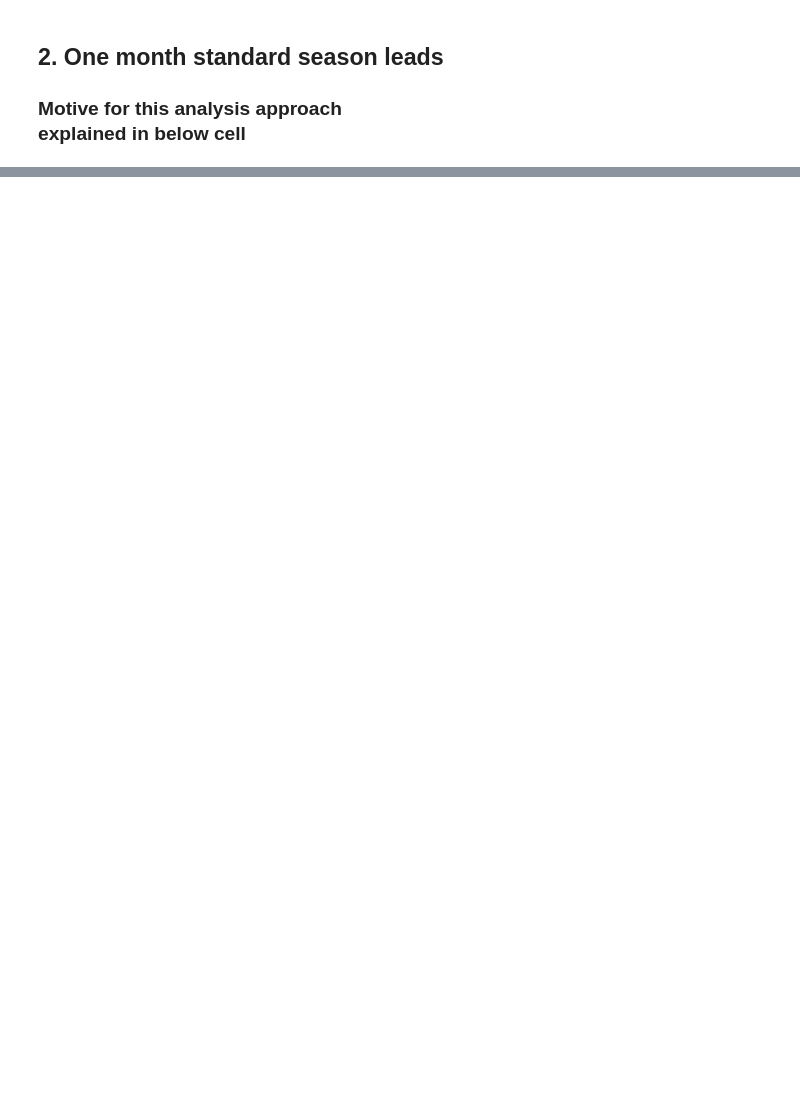
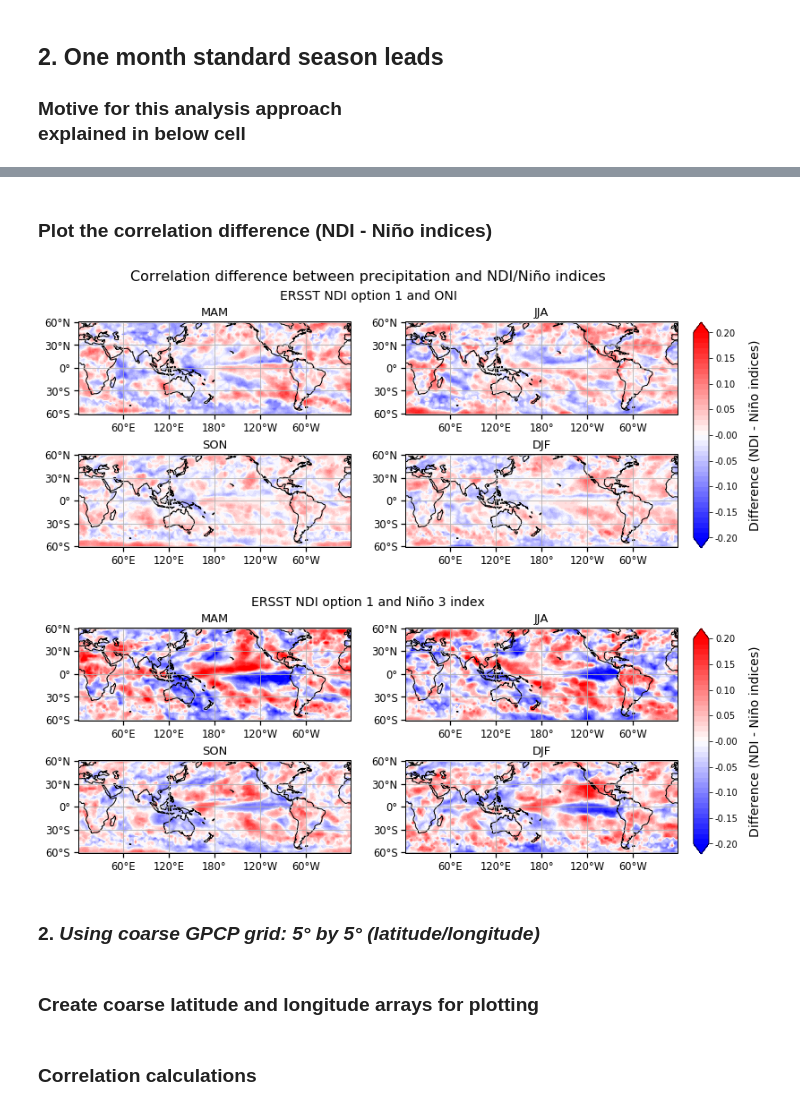
Before and after one commit to smeyer71/ENSO_research, a Jupyter notebook: NDI search process/NDI_options_tests.ipynb, the cells around one changed output, grey strips where cells are left out. Saved outputs shown, nothing was run; the diff lists cells and outputs as text; code cells hidden in the pictures; blank space fills up the shorter version.

```diff
--- a/NDI search process/NDI_options_tests.ipynb
+++ b/NDI search process/NDI_options_tests.ipynb
@@ -38,6 +38,7 @@ ERSST    = ENSOdir + "ERSST\\sst.mnmean_updated.nc"
 COBE     = ENSOdir + "COBE\\cobe_sst.mon.mean.nc"
 HADISST  = ENSOdir + "HadISST\\HadISST_mon_mean.nc"
 nclimdiv = ENSOdir + "nclimdiv\\"
+GPCP     = ENSOdir + "GPCP\\precip.mon.mean_updated.nc"
 # %% [markdown]
 ### NetCDF file dump function
 # %%
@@ -2152,7 +2294,8 @@ time_period_label = 'Time period: 1979-2021'
 title_test_pt1 = 'NDI and Niño indices relationship to'
 title_test_pt2 = 'ENSO metrics of atmospheric response'
 test_type = ['Southern Oscillation Index','Global precipitation PC 1',
-             'Non-tropical precipitation PC 1','CP OLR index','Southern NClimDiv']
+             'Non-tropical precipitation PC 1','CP OLR index','NClimDiv Southern US',
+             'GPCP Southern US']
 
 #start index for SST,
 #Southern Oscillation Index,
@@ -2170,17 +2313,16 @@ s_idx_nclimdiv = syear_gpcp - syear_nclimdiv
 '''
 
 test_arrays = [soi_season[:,s_idx_sst_soi:],GPCP_global_pc1,GPCP_extratrop_pc1,
-              cp_olr_seasons,ncdiv_south_mean[:,s_idx_nclimdiv:]]
+              cp_olr_seasons,ncdiv_south_mean[:,s_idx_nclimdiv:],GPCP_southern_precip_mean]
 
 '''Header for correlation tests'''
-
 print('%s%s%s%s%s%s' % ('\033[1m','\033[4m',title_test_pt1,'\n',title_test_pt2,'\033[0m'))
 print('\n',end='')
-print('%s %s%s%s%s' % ('      ','\033[1m',time_period_label,'\033[0m','\n'))
+print('%s %s%s%s%s' % ('       ','\033[1m',time_period_label,'\033[0m','\n'))
 
 
 '''Calculate correlations and use pandas to display values'''
-for test in range(5):
+for test in range(6):
     ENSO_response_metric = test_arrays[test]
     #labels for each ENSO metric
     if test < 2:
@@ -2189,9 +2331,10 @@ for test in range(5):
         print('%s%s%s%s%s' % ('\033[1m','===|',test_type[test],'|===','\033[0m'))
     elif test == 3:
         print('%s%s%s%s%s' % ('\033[1m','============|',test_type[test],'|=============','\033[0m'))
+    elif test == 4:
+        print('%s%s%s%s%s' % ('\033[1m','=======|',test_type[test],'|========','\033[0m'))
     else:
         print('%s%s%s%s%s' % ('\033[1m','=========|',test_type[test],'|==========','\033[0m'))
-
     print('\n',end='')
     for sst_type in range(3):
         print('%s %s%s%s %s' % ('----------------','\033[1m',sst_dataset[sst_type],'\033[0m','----------------'),'\n')
@@ -2253,0 +2453,61 @@ Niño 3 idx  0.483 -0.144  0.368  0.644
+# %% [markdown]
+### Plot the correlation difference (NDI - Niño indices)
+# %%
+season_name = ['MAM','JJA','SON','DJF']
+cbarticks = np.arange(-0.2,0.21,0.01)
+plot_latr = GPCPll.latr(60.05,-60.05)
+lon2d, lat2d = np.meshgrid(GPCPlons,GPCPlats[plot_latr[0]:plot_latr[1]])
+title_header = "Correlation difference between precipitation and NDI/Niño indices"
+
+for plots in range(2):
+    fig = plt.figure(figsize=(12,5))
+    if plots == 0:
+        header = fig.text(0.5,0.99,title_header, ha='center', va='center',fontsize = 16)
+        title = 'ERSST NDI option 1 and ONI'
+        title_plot = fig.text(0.5,0.93,title, ha='center', va='center',fontsize = 14)
+    else:
+        title = 'ERSST NDI option 1 and Niño 3 index'
+        title_plot = fig.text(0.5,0.93,title, ha='center', va='center',fontsize = 14)
+    for season in range(4):
+        idx_subplot = season + 1
+        #must use central_lon at equator to make map cross from MC to CP/EP region
+        ax = fig.add_subplot(2,2,idx_subplot,
+                             projection=ccrs.PlateCarree(central_longitude=180.0))
+
+        plt.set_cmap('bwr')
+        ax.coastlines(resolution='110m')
+        ax.gridlines(crs = ccrs.PlateCarree(),draw_labels=False,
+                     ylocs = [-60,-30,0,30,60], xlocs=[0,60,120,180,240,300,360])
+
+        #remove gridline labels from top and right side of plots
+        ax.xlabels_top = False
+        ax.xlabels_bottom = True
+        ax.ylabels_left = True
+        ax.ylabels_right = False
+        #Prints out latitude and longitude with proper coordinate system
+        ax.set_xticks([60,120,180,-120,-60], crs = ccrs.PlateCarree())
+        ax.set_yticks([-60,-30,0,30,60], crs = ccrs.PlateCarree())
+        lon_formatter = LongitudeFormatter()
+        lat_formatter = LatitudeFormatter()
+        ax.xaxis.set_major_formatter(lon_formatter)
+        ax.yaxis.set_major_formatter(lat_formatter)
+
+        ax.tick_params(axis='both',labelsize=11.5)
+        ax.tick_params(width=1.25,length=5)
+
+        c_diff_plot = c_diff[plots,season,plot_latr[0]:plot_latr[1],:]
+
+        shading=ax.contourf(lon2d,lat2d,c_diff_plot,cbarticks,
+                            transform=ccrs.PlateCarree(),extend='both')
+        plt.title(season_name[season],fontsize=13)
+
+    cbar_ax = fig.add_axes([0.92, 0.15, 0.02, 0.7]) #input: left, bottom, width, height
+    cbar = fig.colorbar(shading, cax=cbar_ax, shrink = 0.8,format ='%.2f')
+    cbar.set_ticks(np.arange(-0.2,0.25,0.05))
+    cbarlabel = fig.text(1, 0.5, 'Difference (NDI - Niño indices)', ha='center',
+                         va='center',rotation='vertical', fontsize = 14)
+# %% [output]
+[figure, added]
+[figure, added]
+# %% [markdown]
+### 2. *Using coarse GPCP grid: 5° by 5° (latitude/longitude)*
@@ -2253,0 +2566,2 @@ Niño 3 idx  0.483 -0.144  0.368  0.644
+# %% [markdown]
+### Create coarse latitude and longitude arrays for plotting
@@ -2253,0 +2604,2 @@ Niño 3 idx  0.483 -0.144  0.368  0.644
+# %% [markdown]
+### Correlation calculations
```
Also changed, not shown: parts of 32 cells of this notebook.
